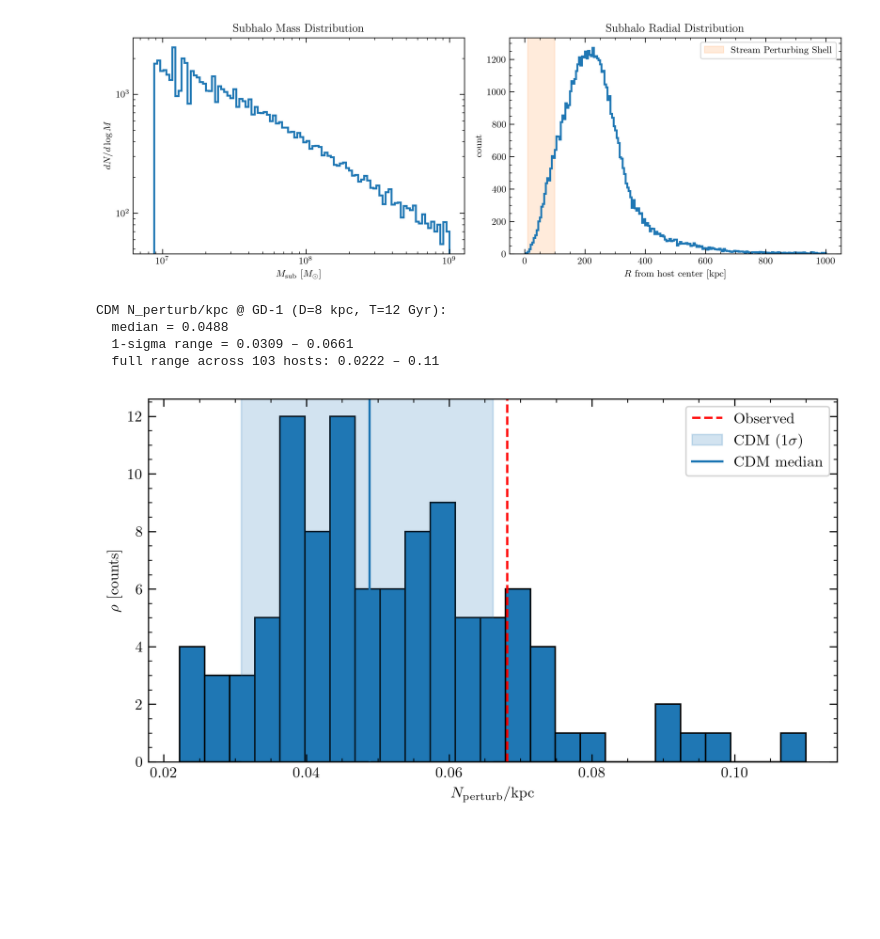
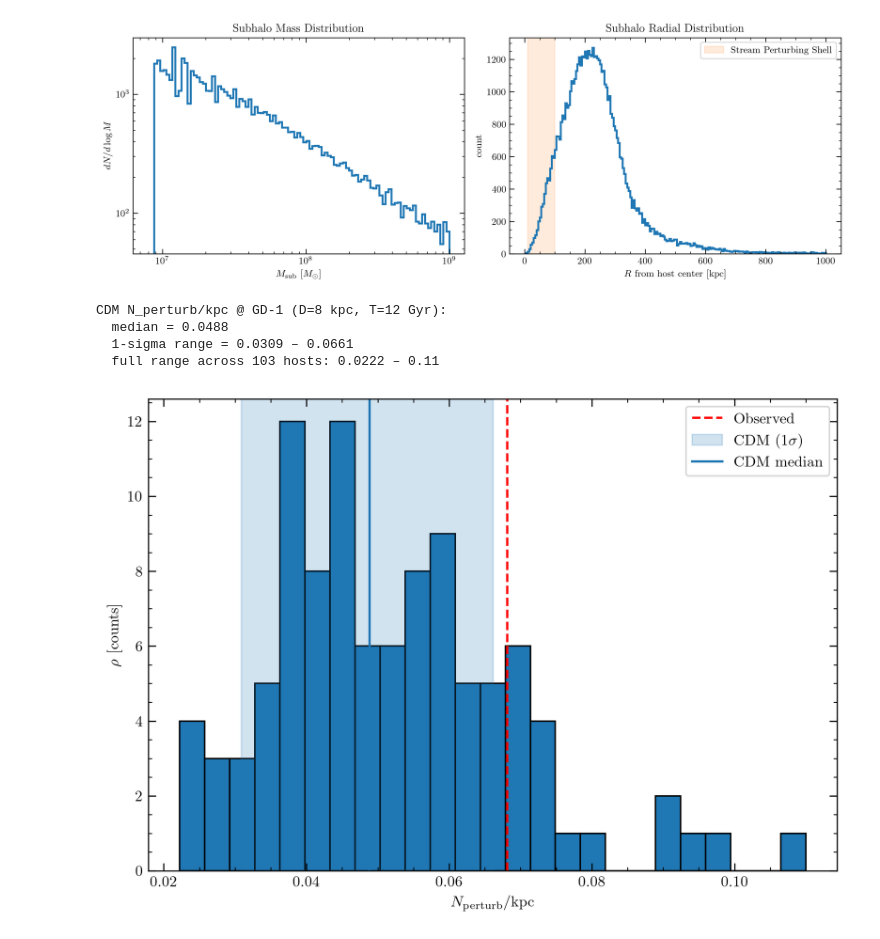
Before and after one commit to ravioli1369/ast5011-project, a Jupyter notebook: stream_perturbing_halos.ipynb, the cells around one changed output. Drawn from its saved outputs; the diff is of its cells as text; code cells hidden in the pictures; blank space fills up the shorter version.

```diff
--- a/stream_perturbing_halos.ipynb
+++ b/stream_perturbing_halos.ipynb
@@ -82,32 +82,32 @@ fig.savefig("./plots/subhalo_mass_and_radial_distributions.png", dpi=300)
 # %%
 pop = population_perturbation_rates()
 
 med = np.median(pop["per_kpc"])
 std = np.std(pop["per_kpc"])
 poneminus = np.max(pop["per_kpc"][pop["per_kpc"] < med - std])
 poneplus = np.min(pop["per_kpc"][pop["per_kpc"] > med + std])
 print("CDM N_perturb/kpc @ GD-1 (D=8 kpc, T=12 Gyr):")
 print(f"  median = {med:.3g}")
 print(f"  1-sigma range = {poneminus:.3g} – {poneplus:.3g}")
 print(
     f"  full range across {len(pop['per_kpc'])} hosts:"
     f" {pop['per_kpc'].min():.3g} – {pop['per_kpc'].max():.3g}"
 )
 
-plt.figure(figsize=(7, 4))
+plt.figure(figsize=(7, 5))
 plt.hist(pop["per_kpc"], bins=25, edgecolor="k")
 plt.axvline(9 / 132.1, color="red", ls="--", label="Observed")
 plt.axvspan(poneminus, poneplus, color="C0", alpha=0.2, label=r"CDM (1$\sigma$)")
 plt.axvline(med, color="C0", label="CDM median")
 plt.xlabel(r"$N_{\rm perturb}/{\rm kpc}$")
 plt.ylabel(r"$\rho$ [counts]")
 plt.legend()
 plt.tight_layout()
 plt.savefig("./plots/stream_perturbation_rate_distribution_cdm.png", dpi=300)
 plt.show()
 # %% [output]
 CDM N_perturb/kpc @ GD-1 (D=8 kpc, T=12 Gyr):
   median = 0.0488
   1-sigma range = 0.0309 – 0.0661
   full range across 103 hosts: 0.0222 – 0.11
-[figure, old version]
+[figure, new version]
```
Also changed, not shown: 2 other files.
